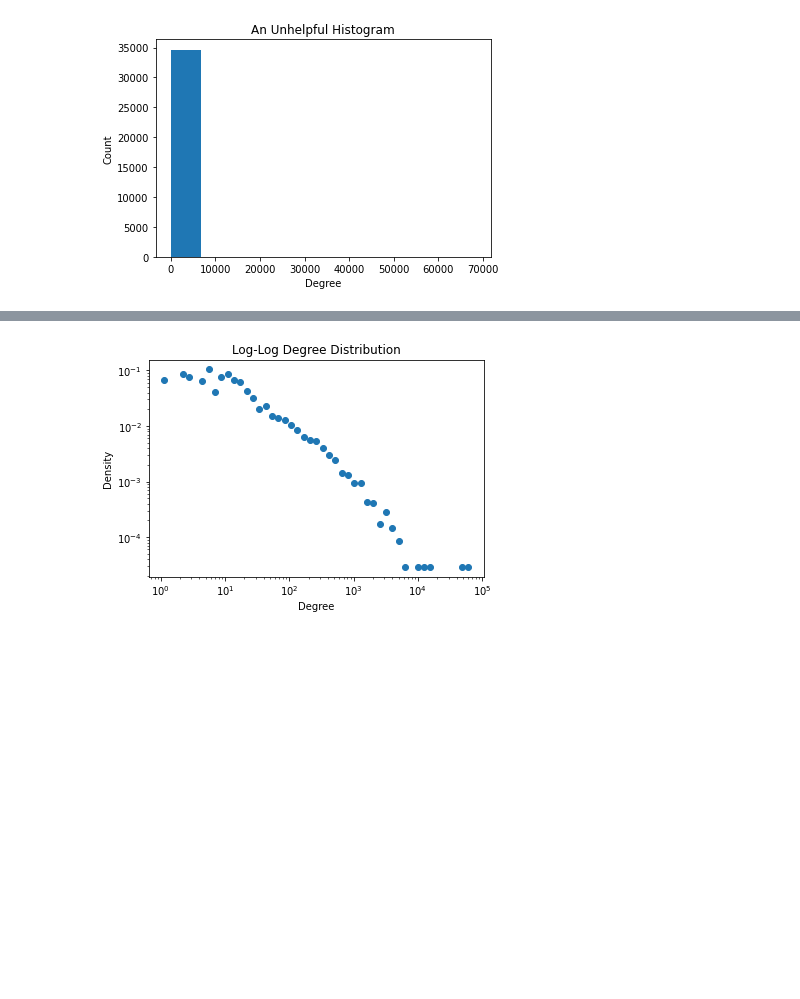
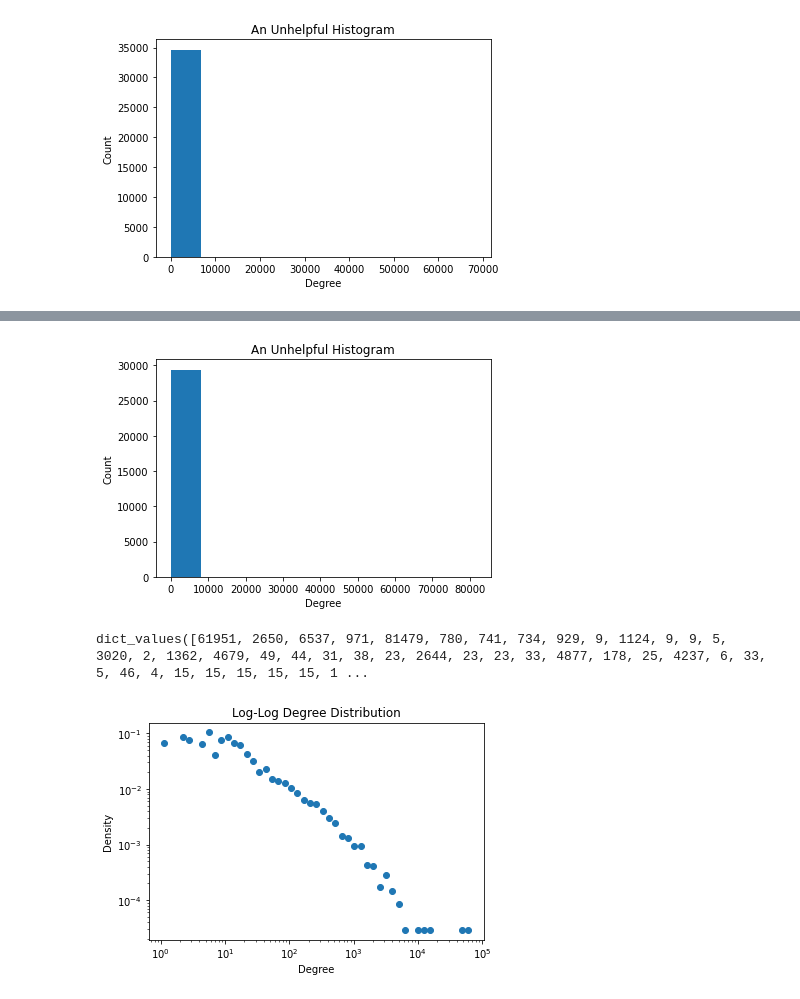
Before and after one commit to sshugars/PolNet_text, a Jupyter notebook: PolNetWorkbook.ipynb, the cells around one changed output, grey strips where cells are left out. Drawn from its saved outputs; the diff is of its cells as text; code cells hidden in the pictures; blank space fills up the shorter version.

```diff
--- a/PolNetWorkbook.ipynb
+++ b/PolNetWorkbook.ipynb
@@ -296,6 +392,18 @@ def binning(data,nb=50,log=True):
                          density=False)
 
     return x, y
+# %%
+plt.hist(degrees.values())
+plt.xlabel('Degree')
+plt.ylabel('Count')
+plt.title('An Unhelpful Histogram')
+plt.show()
+# %% [output]
+[figure, added]
+# %%
+degrees.values()
+# %% [output]
+dict_values([61951, 2650, 6537, 971, 81479, 780, 741, 734, 929, 9, 1124, 9, 9, 5, 3020, 2, 1362, 4679, 49, 44, 31, 38, 23, 2644, 23, 23, 33, 4877, 178, 25, 4237, 6, 33, 5, 46, 4, 15, 15, 15, 15, 15, 1 ...
 # %%
 x, y = binning(degrees.values())
 
```
Also changed, not shown: parts of 21 cells of this notebook, 1 other file.
